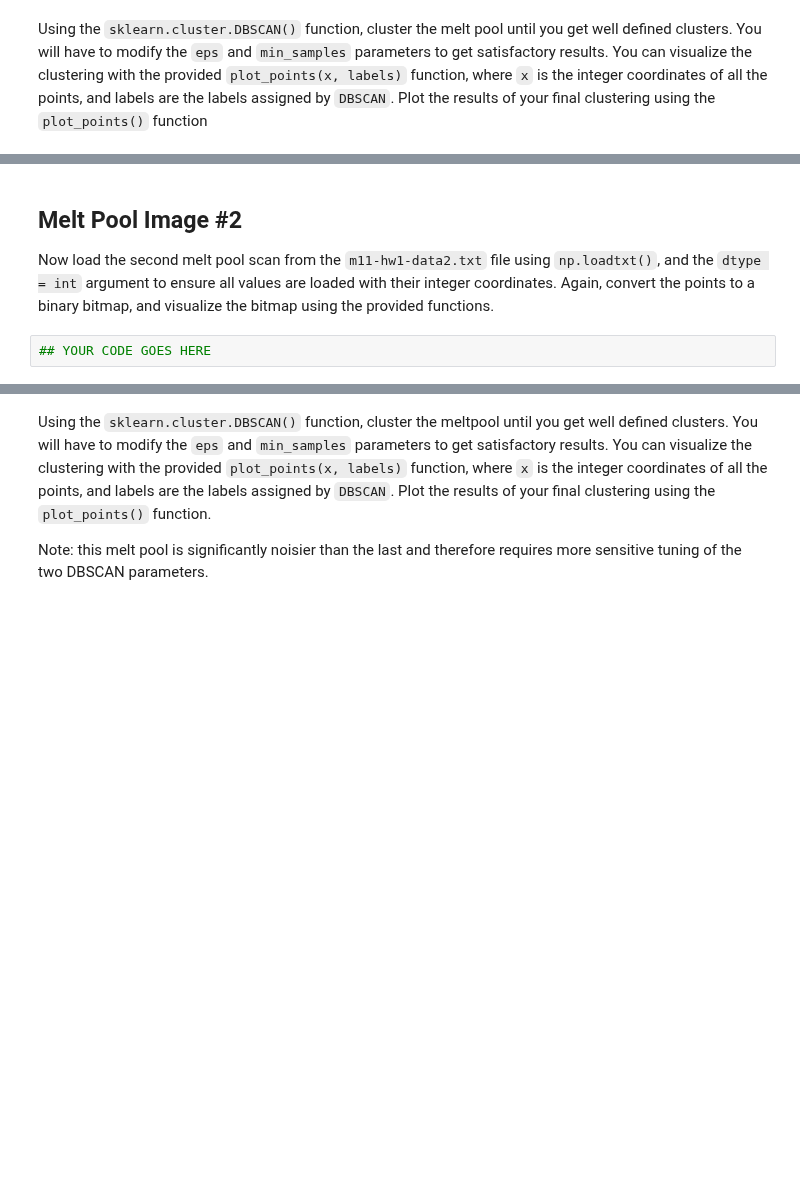
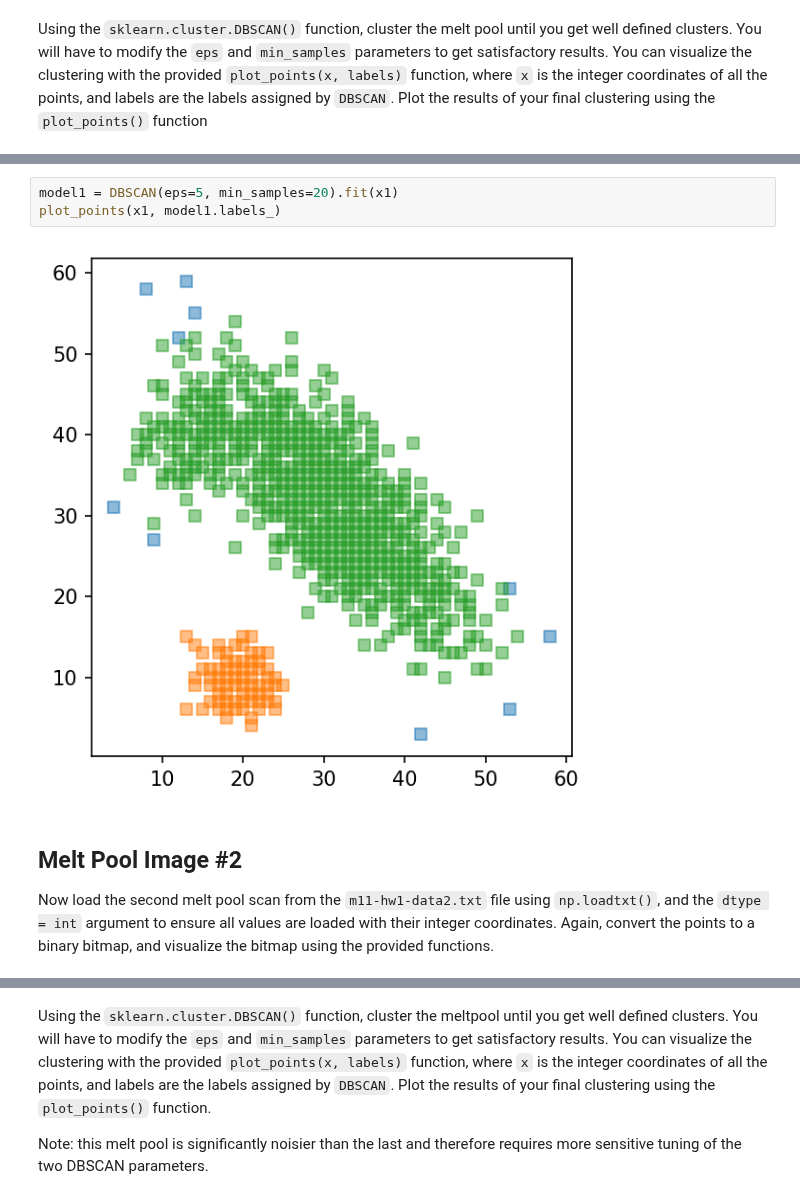
Before and after one commit to judson35/AI-ML, a Jupyter notebook: HW11/M11-HW1.ipynb, the cells around one changed output, grey strips where cells are left out. Drawn from its saved outputs; the diff is of its cells as text; blank space fills up the shorter version.

```diff
--- a/HW11/M11-HW1.ipynb
+++ b/HW11/M11-HW1.ipynb
@@ -55,6 +57,9 @@ Using the `sklearn.cluster.DBSCAN()` function, cluster the melt pool until you g
+# %%
+model1 = DBSCAN(eps=5, min_samples=20).fit(x1)
+plot_points(x1, model1.labels_)
+# %% [output]
+[figure, added]
 # %% [markdown]
 ## Melt Pool Image #2
 
 Now load the second melt pool scan from the `m11-hw1-data2.txt` file using `np.loadtxt()`, and the `dtype = int` argument to ensure all values are loaded with their integer coordinates. Again, convert the points to a binary bitmap, and visualize the bitmap using the provided functions.
-# %%
-## YOUR CODE GOES HERE
```
Also changed, not shown: parts of 8 cells of this notebook, 1 other file.
